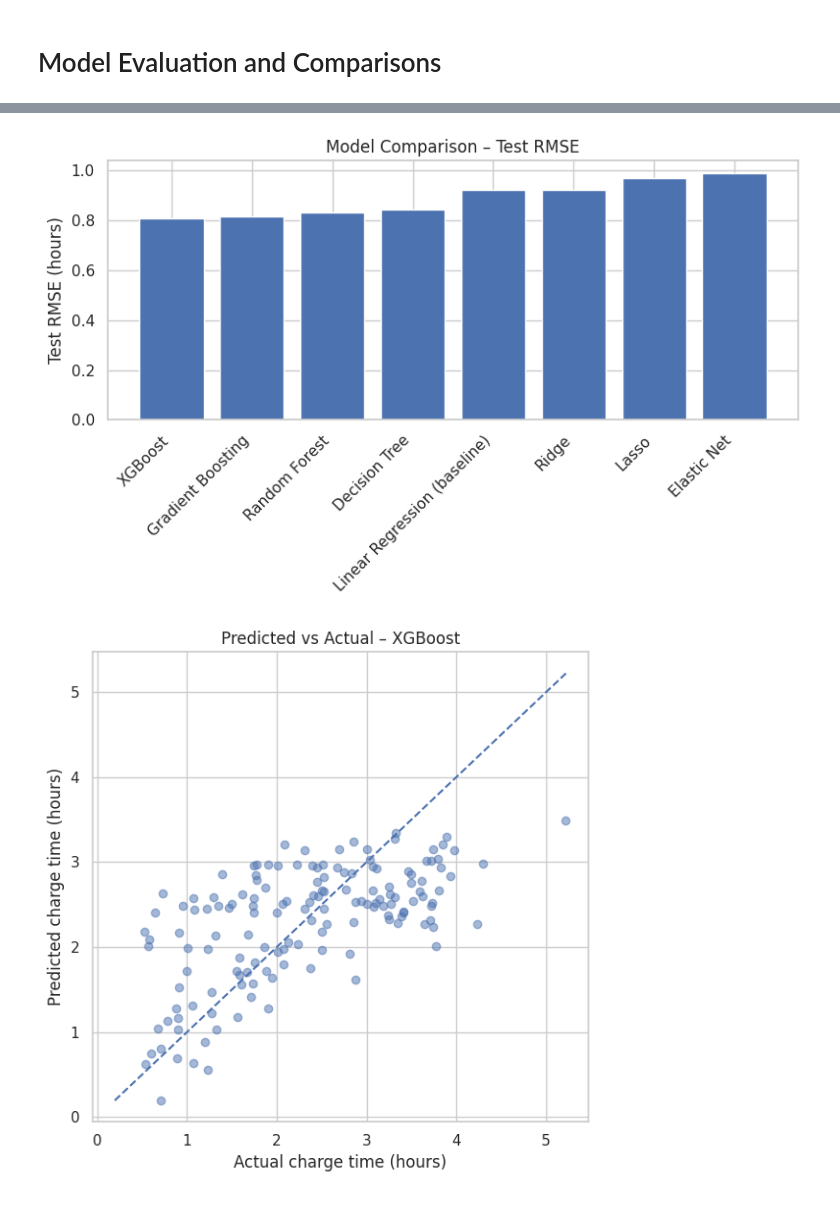
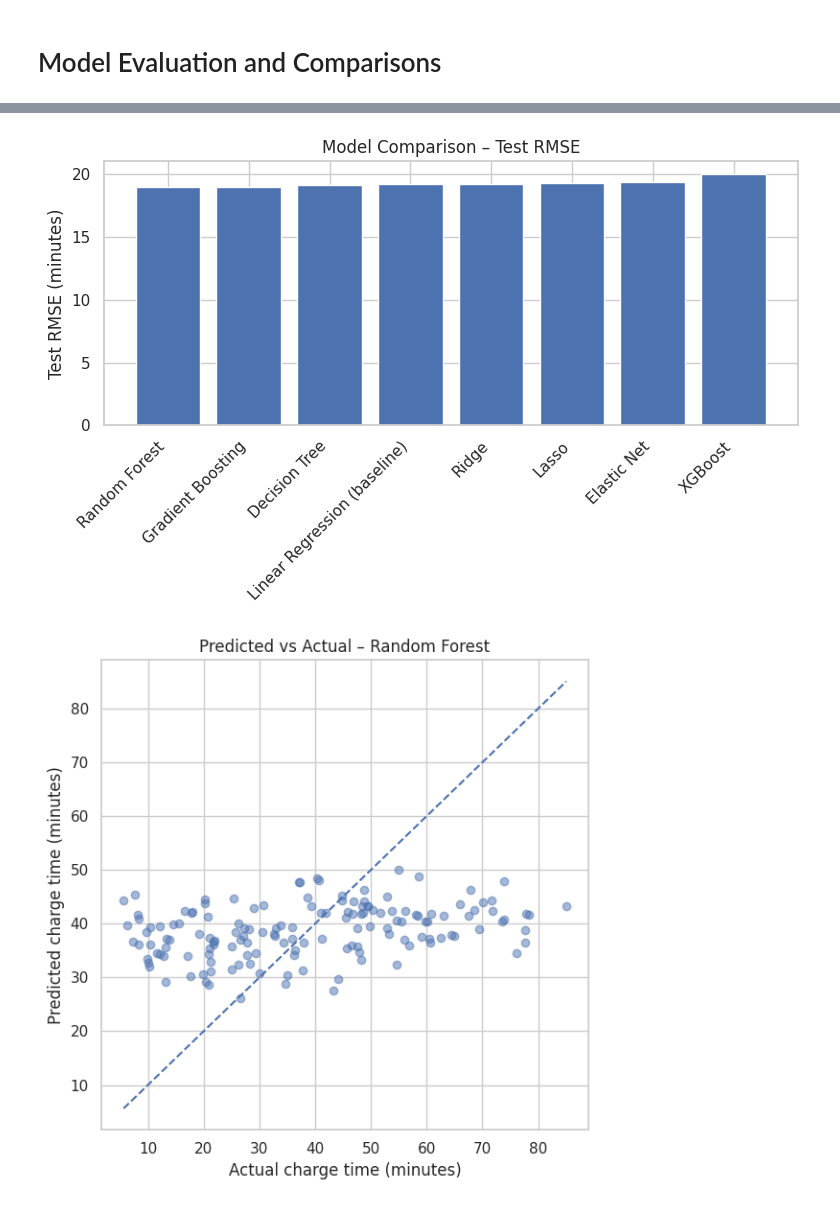
Before and after one commit to amurji22/DS3000_Final_Project, a Jupyter notebook: DS 3000 Final Project/Aaqil/Final_Project_3000.ipynb, the cells around one changed output, grey strips where cells are left out. Drawn from its saved outputs; the diff is of its cells as text; code cells hidden in the pictures.

```diff
--- a/DS 3000 Final Project/Aaqil/Final_Project_3000.ipynb
+++ b/DS 3000 Final Project/Aaqil/Final_Project_3000.ipynb
@@ -82,14 +82,14 @@ plt.show()
 ## Define Target and Features
 # %%
 # NEW TARGET
-target = "Charging Duration (hours)"
+target = "Energy Consumed (kWh)"
 
 # Columns to drop because they leak or reveal the target
 drop_leaks = [
     "Charging Duration (hours)",   # target
     "Energy Consumed (kWh)",       # leaks (Energy = Rate * Duration)
-    "Charging Rate (kW)",          # leaks (Duration = Energy / Rate)
     "Energy_per_min (kW)",         # derived from target
+    "Energy_per_min",
 ]
 
 # Define features (all remaining columns)
@@ -1008,12 +1008,12 @@ display(all_results_df)
 plt.figure(figsize=(8, 5))
 plt.bar(all_results_df["Model"], all_results_df["Test_RMSE"])
 plt.xticks(rotation=45, ha="right")
-plt.ylabel("Test RMSE (hours)")
+plt.ylabel("Test RMSE (minutes)")
 plt.title("Model Comparison – Test RMSE")
 plt.tight_layout()
 plt.show()
 # %% [output]
-[figure, old version]
+[figure, new version]
 # %%
 # pick the row with the lowest Test_RMSE
 best_row = all_results_df.iloc[0]
@@ -1022,34 +1022,34 @@ best_model_name = best_row["Model"]
 model_lookup = {
     "Linear Regression (baseline)": linreg,
     "Ridge": ridge_best,
     "Lasso": lasso_best,
     "Elastic Net": elastic_best_model,
     "Decision Tree": best_dt,
     "Random Forest": best_rf,
     "Gradient Boosting": best_gbr,
     "XGBoost": xgb,
 }
 
 best_model = model_lookup[best_model_name]
 
 
 # use raw test features (not scaled)
 X_test_for_best = X_test
 
 # get predictions for the best model
 y_pred_best = best_model.predict(X_test_for_best)
 
 # create scatter plot of actual vs predicted charge time
 plt.figure(figsize=(6, 6))
 plt.scatter(y_test, y_pred_best, alpha=0.5)
 min_val = min(y_test.min(), y_pred_best.min())
 max_val = max(y_test.max(), y_pred_best.max())
 plt.plot([min_val, max_val], [min_val, max_val], linestyle="--") # perfect prediction line
-plt.xlabel("Actual charge time (hours)")
-plt.ylabel("Predicted charge time (hours)")
+plt.xlabel("Actual charge time (minutes)")
+plt.ylabel("Predicted charge time (minutes)")
 plt.title(f"Predicted vs Actual – {best_model_name}")
 plt.tight_layout()
 plt.show()
 # %% [output]
-[figure, old version]
+[figure, new version]
 # %%
```
Also changed, not shown: parts of 31 cells of this notebook.
